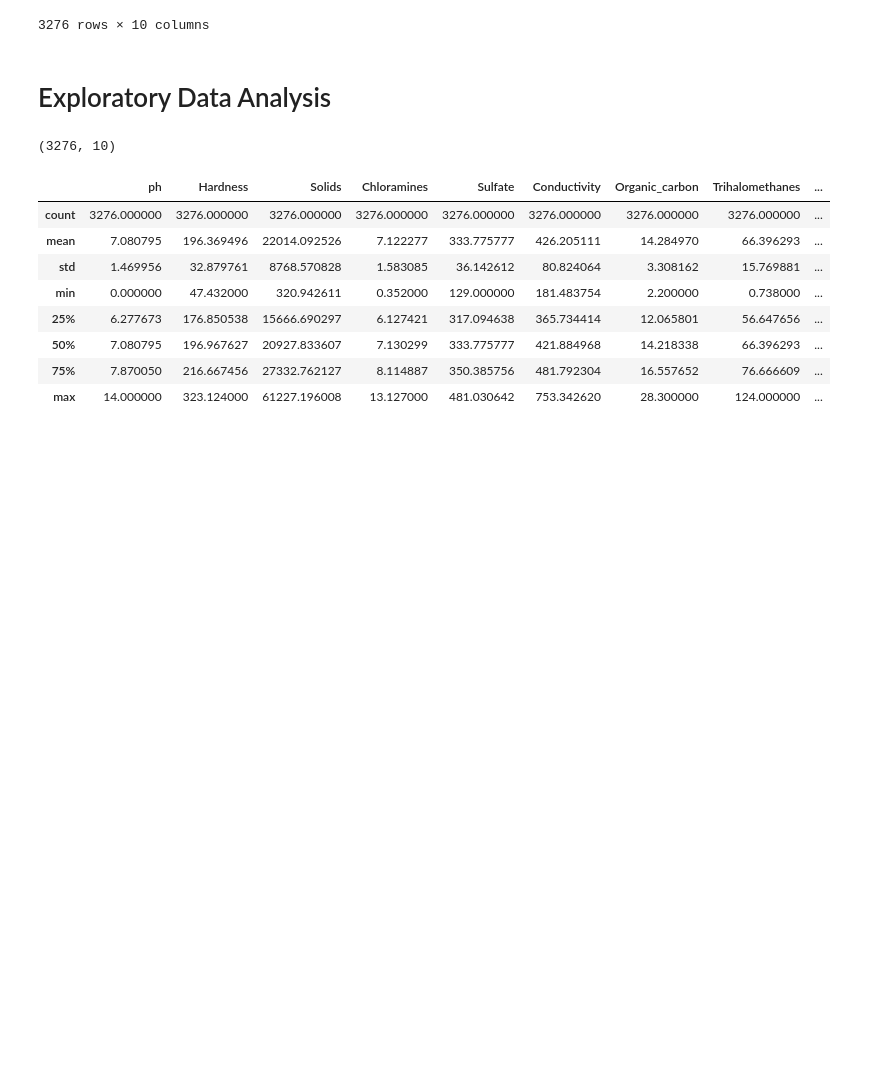
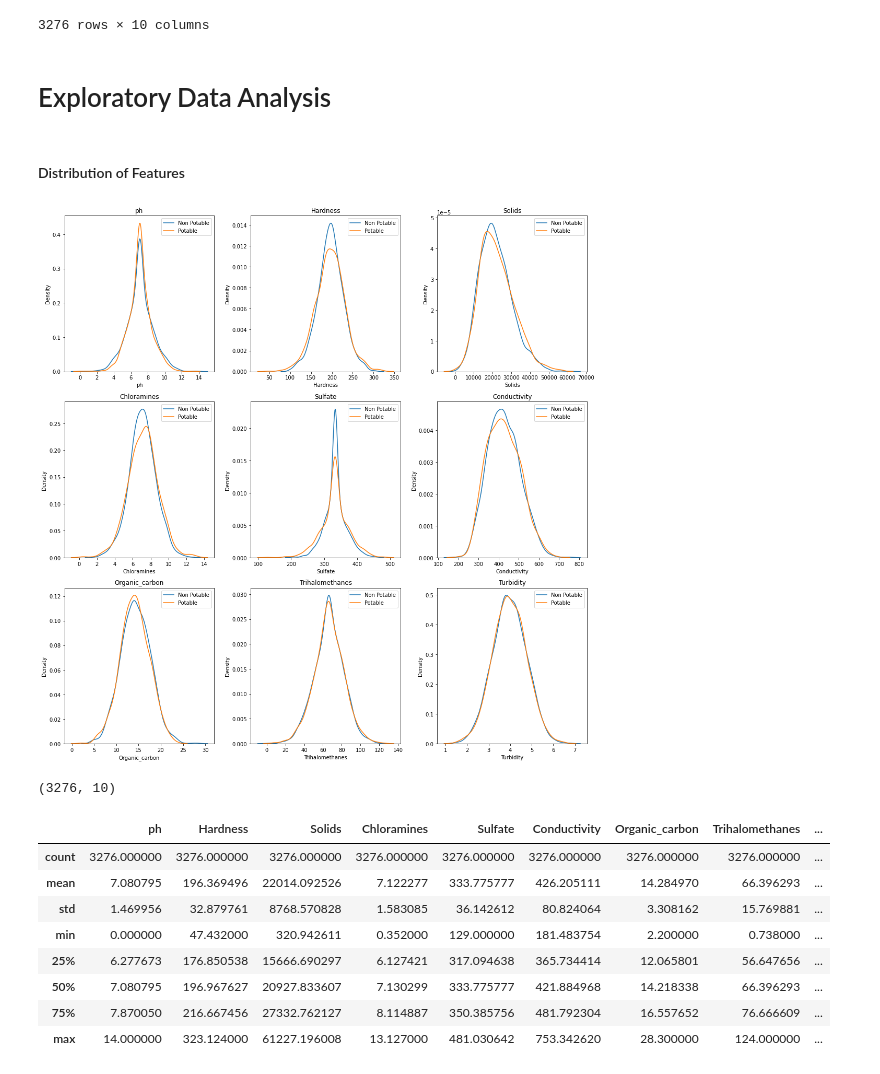
Before and after one commit to thesua7/Water-Potability-Prediction, a Jupyter notebook: Water Quality Prediction.ipynb, the cells around one changed output. Cells and saved outputs as stored; diff of their text form; code cells hidden in the pictures; blank space fills up the shorter version.

```diff
--- a/Water Quality Prediction.ipynb
+++ b/Water Quality Prediction.ipynb
@@ -5,5 +6,5 @@ import seaborn as sns
 # %%
-data=pd.read_csv(r'E:\CSE 445 ITN\Project\Project WQP\dataset\water_potability.csv')
+data=pd.read_csv(r'C:\Users\thesu\OneDrive\Documents\water_potability.csv')
 # %%
 data
 # %% [output]
@@ -110,6 +113,22 @@ data
 3276 rows × 10 columns
 # %% [markdown]
 # Exploratory Data Analysis
+# %% [markdown]
+#### Distribution of Features
+# %%
+non_potable = data.query("Potability == 0")
+potable = data.query("Potability == 1")
+
+mplt.figure(figsize = (15,15))
+for ax, col in enumerate(data.columns[:9]):
+    mplt.subplot(3,3, ax+1)
+    mplt.title(col)
+    sns.kdeplot(x = non_potable[col], label = "Non Potable")
+    sns.kdeplot(x = potable[col], label = "Potable")
+    mplt.legend()
+mplt.tight_layout()
+# %% [output]
+[figure, added]
 # %%
 data.shape
 # %% [output]
```
Also changed, not shown: parts of 15 cells of this notebook.
